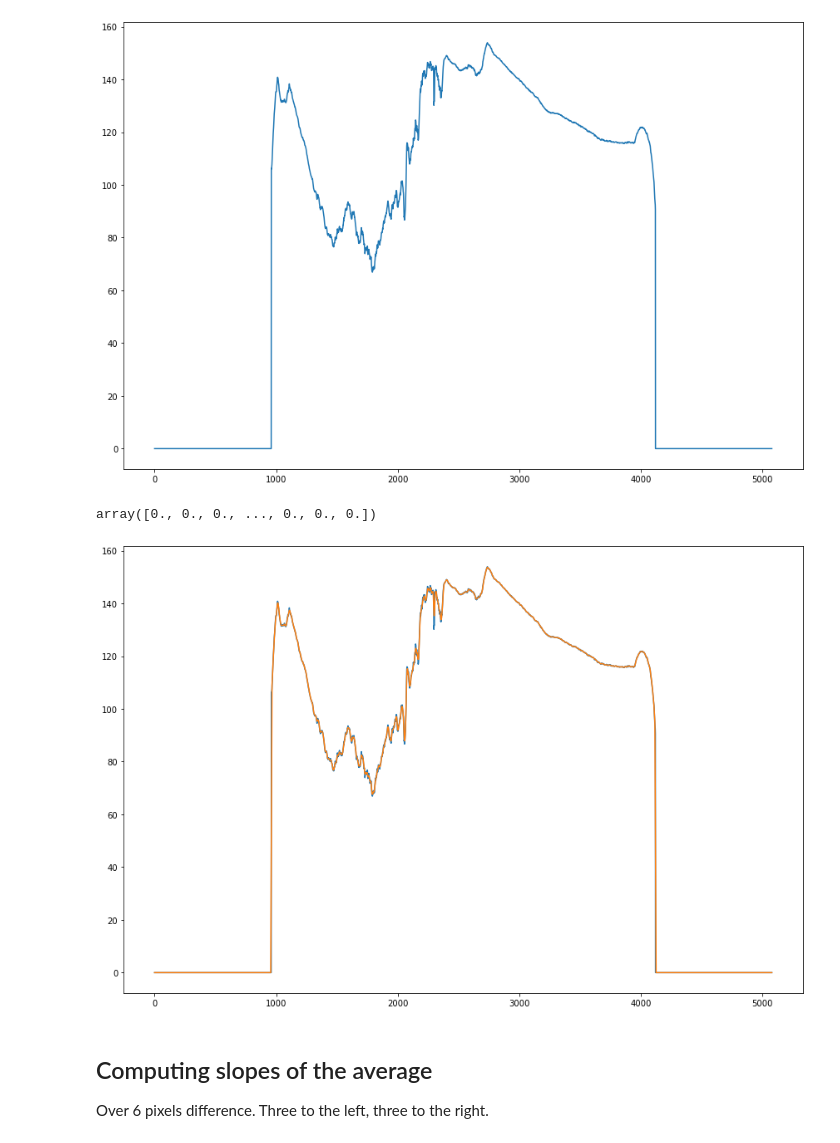
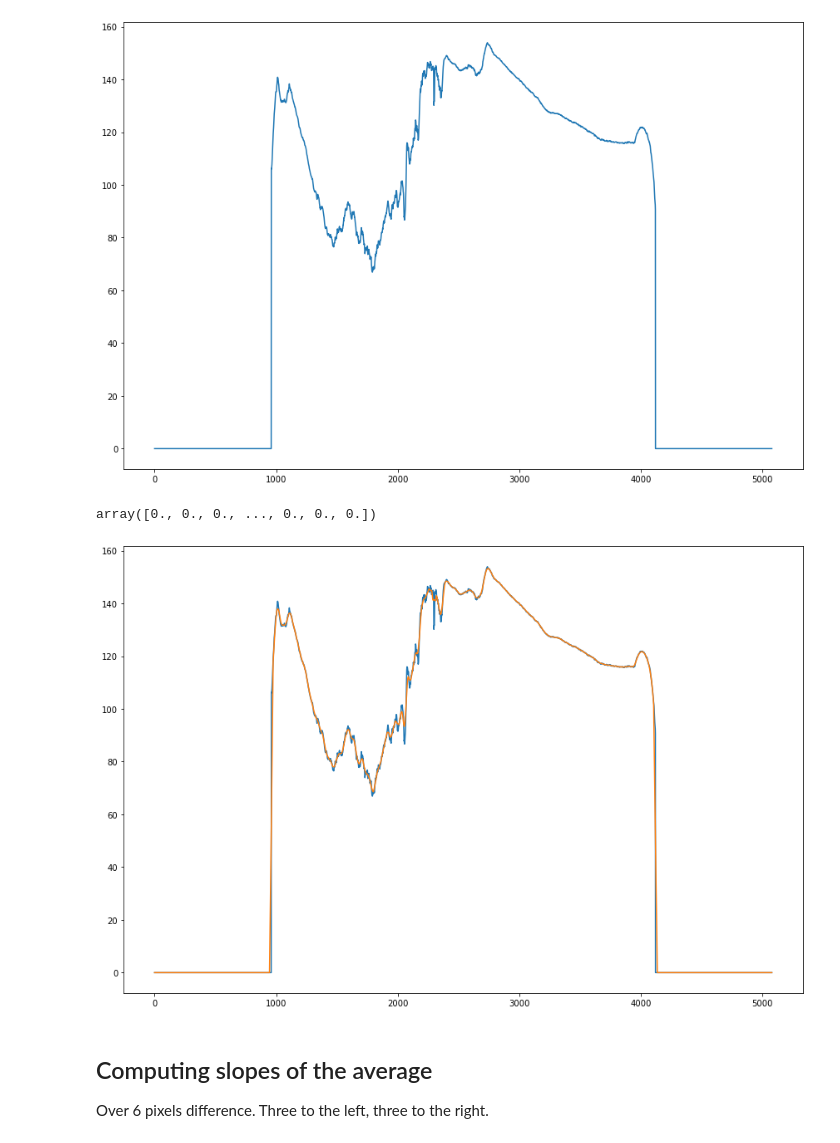
Before and after one commit to LadaOndris/apaler, a Jupyter notebook: src/detection/rotation.ipynb, the cells around one changed output. Cells and saved outputs as stored; diff of their text form; code cells hidden in the pictures.

Commit message:
File paths + found the laser in Jince

```diff
--- a/src/detection/rotation.ipynb
+++ b/src/detection/rotation.ipynb
@@ -19,7 +19,7 @@ from math import sqrt
 from math import exp
 # %%
 #img = cv2.imread("../dataset/honor/1.jpg")
-img = cv2.imread("../dataset/4096-3000-max.png")
+img = cv2.imread("../../dataset/jince/4096-3000-max.png")
 # img = img[1000:2000, 1200:2000]
 #img = cv2.imread("../dataset/images/DSC_2757.JPG")
 # img = cv2.resize(img, [1600, 1060])
@@ -228,20 +228,20 @@ def convolve(img, filter):
 # fig.tight_layout()
 # fig.savefig("../files/rotations/1_convolution_of_cols.png")
 # %%
-filter = np.ones([10], dtype=float)
+filter = np.ones([30], dtype=float)
 filter /= np.sum(np.abs(filter))
 
 convolved_average = convolve(cols_nobackgr, filter)
 
 fig, ax = plt.subplots(figsize=(12,8))
 ax.plot(cols_nobackgr[:])
 ax.plot(convolved_average)
 fig.tight_layout()
-fig.savefig('../files/rotations/averaging_filter2.png')
+fig.savefig('../../files/rotations/averaging_filter2.png')
 convolved_average
 # %% [output]
 array([0., 0., 0., ..., 0., 0., 0.])
-[figure, old version]
+[figure, new version]
 # %% [markdown]
 ## Computing slopes of the average
 
```
Also changed, not shown: parts of 11 cells of this notebook.
